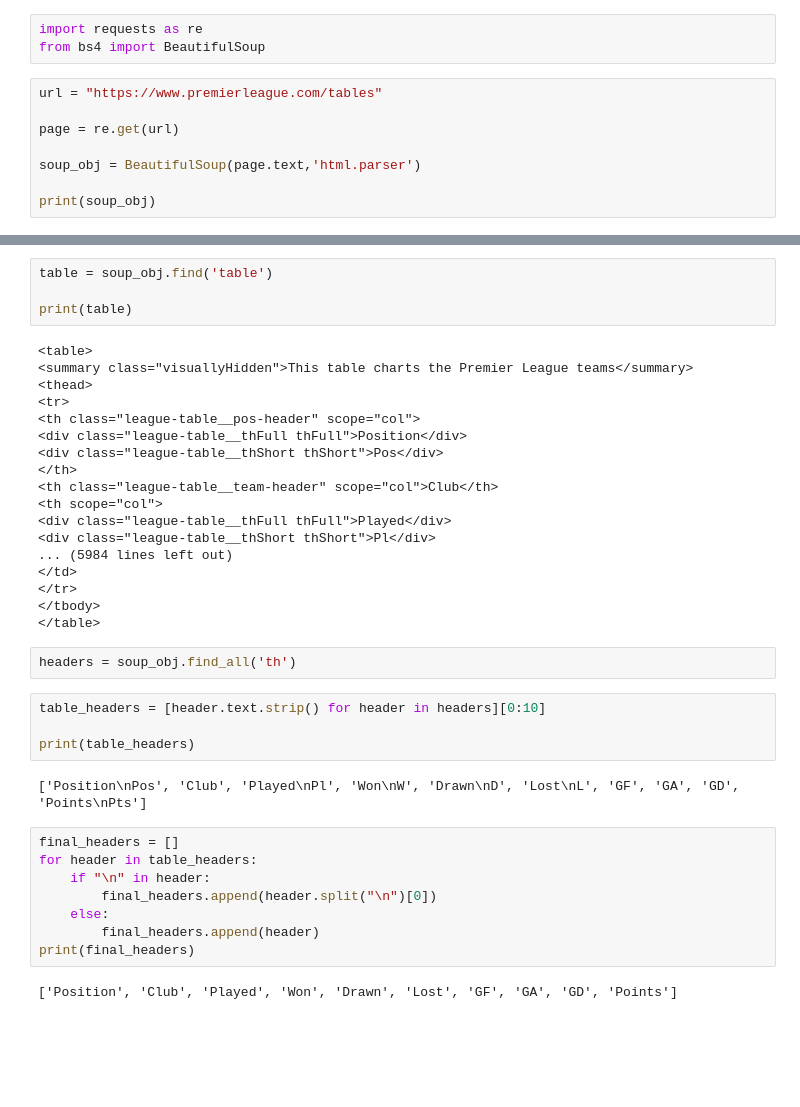
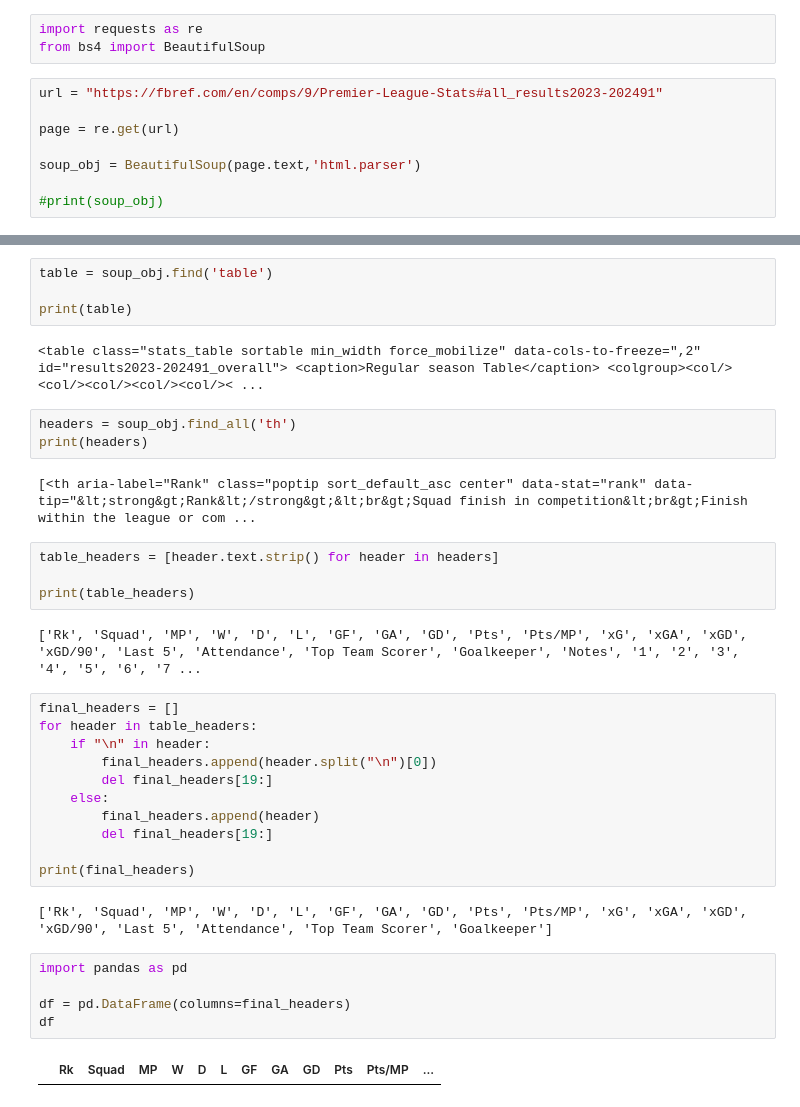
Before and after one commit to 8adiq/scrapping_tut, a Jupyter notebook: leagueTable.ipynb, the cells around one changed output, grey strips where cells are left out. Drawn from its saved outputs; the diff is of its cells as text; blank space fills up the shorter version.

```diff
--- a/leagueTable.ipynb
+++ b/leagueTable.ipynb
@@ -2,10 +2,10 @@
 import requests as re
 from bs4 import BeautifulSoup
 # %%
-url = "https://www.premierleague.com/tables"
+url = "https://fbref.com/en/comps/9/Premier-League-Stats#all_results2023-202491"
 
 page = re.get(url)
 
 soup_obj = BeautifulSoup(page.text,'html.parser')
 
-print(soup_obj)
+#print(soup_obj)
@@ -32,38 +14,35 @@ table = soup_obj.find('table')
 
 print(table)
 # %% [output]
-<table>
-<summary class="visuallyHidden">This table charts the Premier League teams</summary>
-<thead>
-<tr>
-<th class="league-table__pos-header" scope="col">
-<div class="league-table__thFull thFull">Position</div>
-<div class="league-table__thShort thShort">Pos</div>
-</th>
-<th class="league-table__team-header" scope="col">Club</th>
-<th scope="col">
-<div class="league-table__thFull thFull">Played</div>
-<div class="league-table__thShort thShort">Pl</div>
-... (5984 lines left out)
-</td>
-</tr>
-</tbody>
-</table>
+<table class="stats_table sortable min_width force_mobilize" data-cols-to-freeze=",2" id="results2023-202491_overall"> <caption>Regular season Table</caption> <colgroup><col/><col/><col/><col/><col/>< ...
 # %%
 headers = soup_obj.find_all('th')
+print(headers)
+# %% [output]
+[<th aria-label="Rank" class="poptip sort_default_asc center" data-stat="rank" data-tip="&lt;strong&gt;Rank&lt;/strong&gt;&lt;br&gt;Squad finish in competition&lt;br&gt;Finish within the league or com ...
 # %%
-table_headers = [header.text.strip() for header in headers][0:10]
+table_headers = [header.text.strip() for header in headers]
 
 print(table_headers)
 # %% [output]
-['Position\nPos', 'Club', 'Played\nPl', 'Won\nW', 'Drawn\nD', 'Lost\nL', 'GF', 'GA', 'GD', 'Points\nPts']
+['Rk', 'Squad', 'MP', 'W', 'D', 'L', 'GF', 'GA', 'GD', 'Pts', 'Pts/MP', 'xG', 'xGA', 'xGD', 'xGD/90', 'Last 5', 'Attendance', 'Top Team Scorer', 'Goalkeeper', 'Notes', '1', '2', '3', '4', '5', '6', '7 ...
 # %%
 final_headers = []
 for header in table_headers:
     if "\n" in header:
         final_headers.append(header.split("\n")[0])
+        del final_headers[19:]
     else:
         final_headers.append(header)
+        del final_headers[19:]
+
 print(final_headers)
 # %% [output]
-['Position', 'Club', 'Played', 'Won', 'Drawn', 'Lost', 'GF', 'GA', 'GD', 'Points']
+['Rk', 'Squad', 'MP', 'W', 'D', 'L', 'GF', 'GA', 'GD', 'Pts', 'Pts/MP', 'xG', 'xGA', 'xGD', 'xGD/90', 'Last 5', 'Attendance', 'Top Team Scorer', 'Goalkeeper']
+# %%
+import pandas as pd
+
+df = pd.DataFrame(columns=final_headers)
+df
+# %% [output]
+|  | Rk | Squad | MP | W | D | L | GF | GA | GD | Pts | Pts/MP | ... |
```
Also changed, not shown: parts of 3 cells of this notebook.
